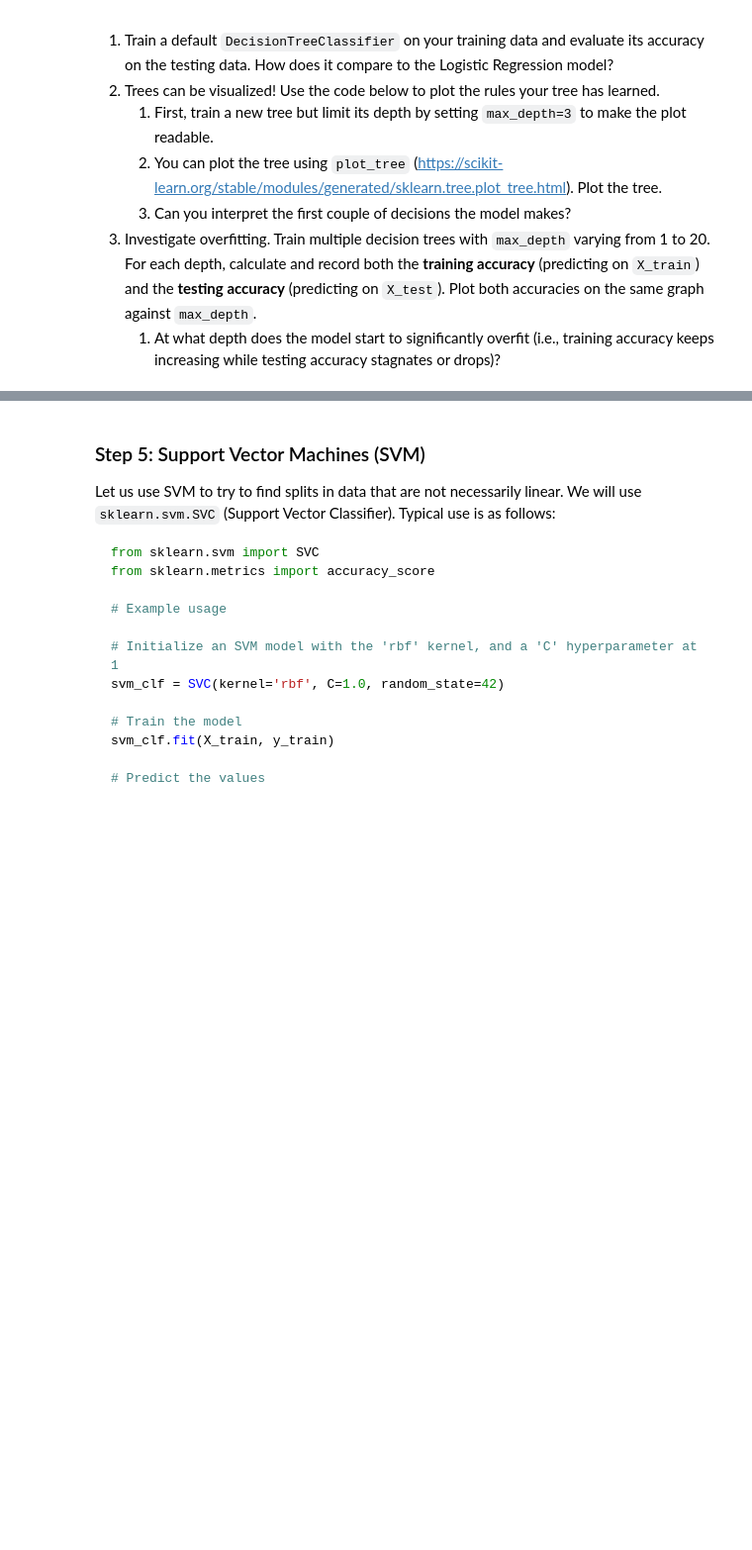
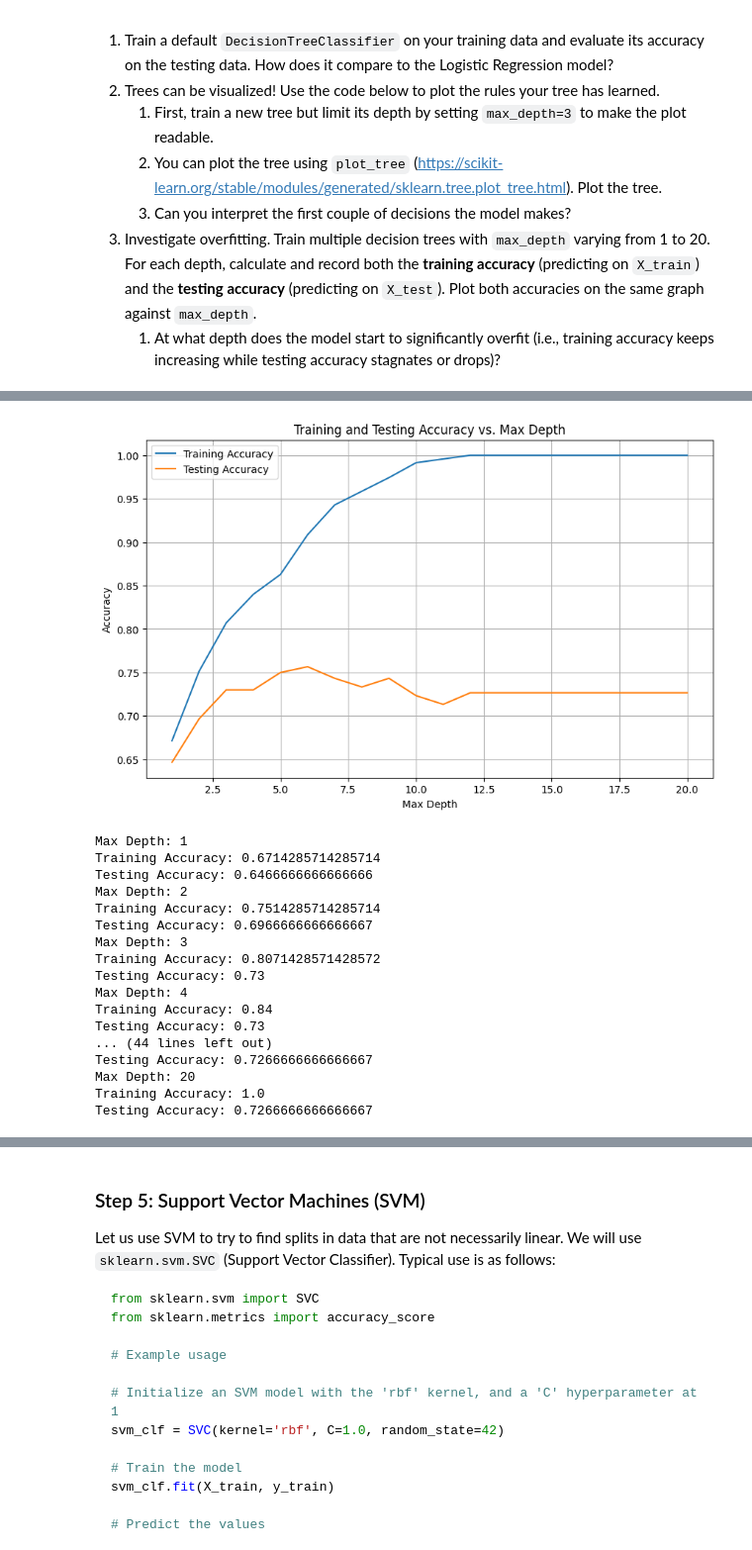
Before and after one commit to Hynton/ISDN3000C_Lab07, a Jupyter notebook: ISDN3000C_Lab07.ipynb, the cells around one changed output, grey strips where cells are left out. Shown at 99% size. Drawn from its saved outputs; the diff is of its cells as text; code cells hidden in the pictures; blank space fills up the shorter version.

```diff
--- a/ISDN3000C_Lab07.ipynb
+++ b/ISDN3000C_Lab07.ipynb
@@ -448,3 +447,59 @@ Double click the cell and answer the following questions
+# %%
+# --- TODO: Investigate overfitting: maybe train multiple decision trees, and explore the overfitting issue. --- #
+
+max_depths = range(1, 21)
+train_accuracies = []
+test_accuracies = []
+
+for depth in max_depths:
+    dt_clf = DecisionTreeClassifier(max_depth=depth, random_state=42)
+    dt_clf.fit(X_train, y_train)
+
+    train_predictions = dt_clf.predict(X_train)
+    test_predictions = dt_clf.predict(X_test)
+
+    train_accuracy = accuracy_score(y_train, train_predictions)
+    test_accuracy = accuracy_score(y_test, test_predictions)
+
+    train_accuracies.append(train_accuracy)
+    test_accuracies.append(test_accuracy)
+
+# Move plotting outside the loop
+plt.figure(figsize=(10, 6))
+plt.plot(max_depths, train_accuracies, label='Training Accuracy')
+plt.plot(max_depths, test_accuracies, label='Testing Accuracy')
+plt.xlabel('Max Depth')
+plt.ylabel('Accuracy')
+
+plt.title('Training and Testing Accuracy vs. Max Depth')
+plt.legend()
+plt.grid(True)
+plt.show()
+
+# Print accuracies after the loop
+for depth, train_accuracy, test_accuracy in zip(max_depths, train_accuracies, test_accuracies):
+    print(f"Max Depth: {depth}")
+    print(f"Training Accuracy: {train_accuracy}")
+    print(f"Testing Accuracy: {test_accuracy}")
+# %% [output]
+[figure, added]
+Max Depth: 1
+Training Accuracy: 0.6714285714285714
+Testing Accuracy: 0.6466666666666666
+Max Depth: 2
+Training Accuracy: 0.7514285714285714
+Testing Accuracy: 0.6966666666666667
+Max Depth: 3
+Training Accuracy: 0.8071428571428572
+Testing Accuracy: 0.73
+Max Depth: 4
+Training Accuracy: 0.84
+Testing Accuracy: 0.73
+... (44 lines left out)
+Testing Accuracy: 0.7266666666666667
+Max Depth: 20
+Training Accuracy: 1.0
+Testing Accuracy: 0.7266666666666667
 # %% [markdown]
 **TODO:**
 
```
Also changed, not shown: parts of 5 cells of this notebook.
